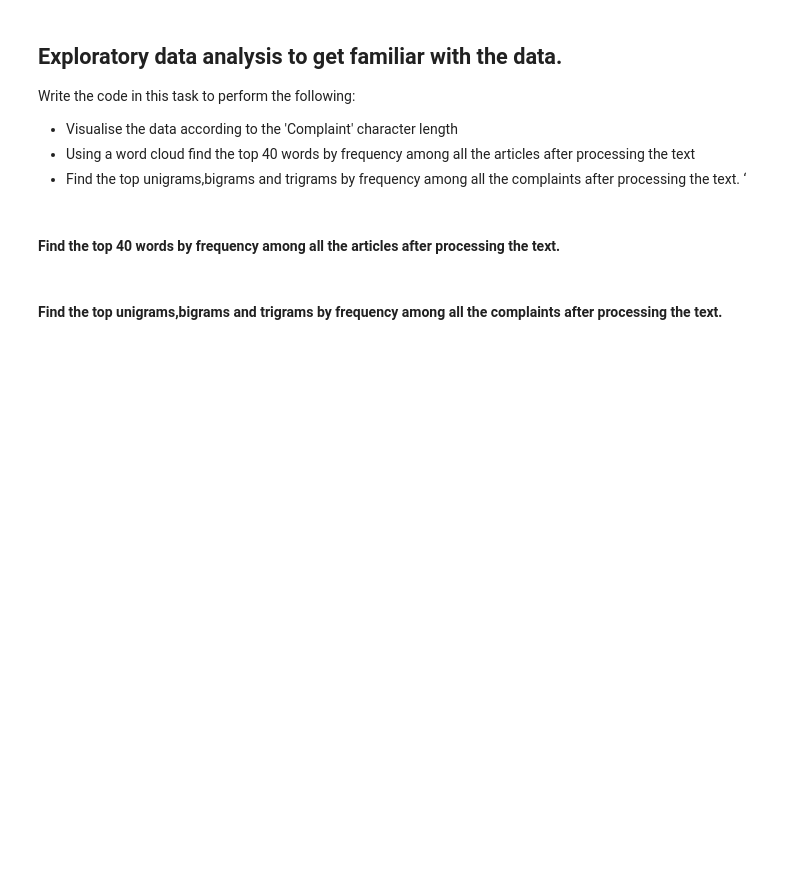
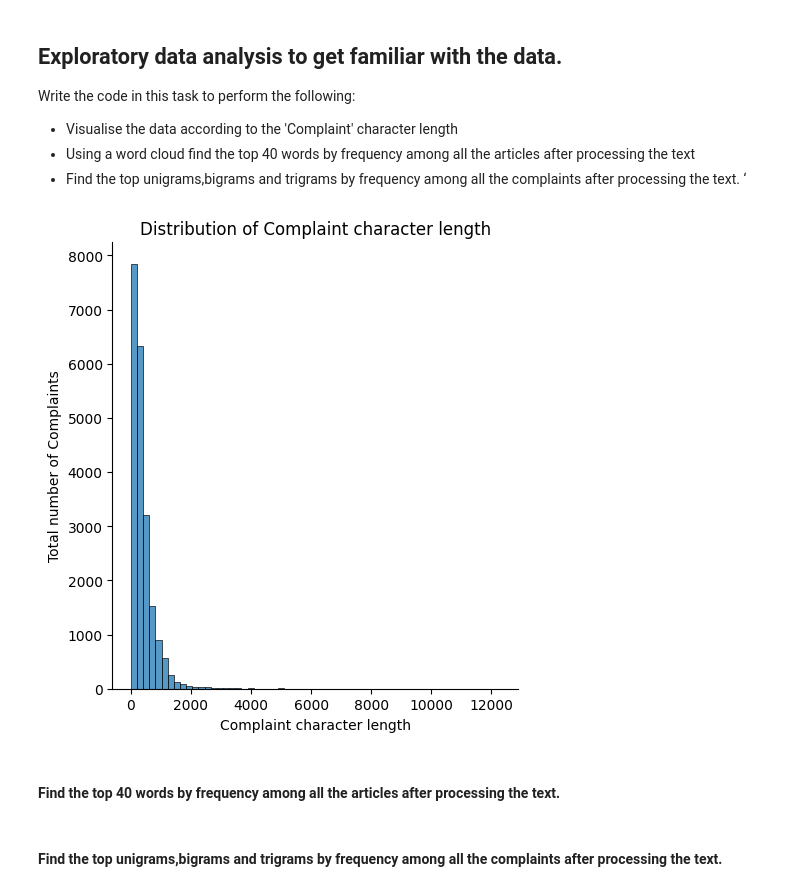
Before and after one commit to edwinttmm/MyProj, a Jupyter notebook: Automatic_Ticket_Classification_Assignment.ipynb, the cells around one changed output. Cells and saved outputs as stored; diff of their text form; code cells hidden in the pictures; blank space fills up the shorter version.

```diff
--- a/Automatic_Ticket_Classification_Assignment.ipynb
+++ b/Automatic_Ticket_Classification_Assignment.ipynb
@@ -230,3 +256,4 @@ Once you have done these cleaning operations you need to perform the following:
 # %%
 #Create a dataframe('df_clean') that will have only the complaints and the lemmatized complaints
+df_clean = df[['complaint_what_happened','complaint_lemm']]
 # %%
@@ -234,9 +268,9 @@ df_clean
-# %%
-#Write your function to extract the POS tags
-
-def pos_tag(text):
-  # write your code here
-
-
-
-df_clean["complaint_POS_removed"] =  #this column should contain lemmatized text with all the words removed which have tags other than NN[tag == "NN"].
+# %%
+#Write your function to extract the POS tags
+
+def pos_tag(text):
+    doc = nlp(text)
+    sent = [token.text for token in doc if token.tag_ == 'NN']
+    return ' '.join(sent)
+# %%
+df_clean['complaint_POS_removed'] = df_clean['complaint_lemm'].apply(lambda x: pos_tag(x))
@@ -253,6 +306,15 @@ Write the code in this task to perform the following:
 *   Find the top unigrams,bigrams and trigrams by frequency among all the complaints after processing the text. ‘
 # %%
 # Write your code here to visualise the data according to the 'Complaint' character length
+char_len = [len(each_sent) for each_sent in df_clean['complaint_POS_removed']]
+
+sns.displot(char_len, kind='hist', bins=60)
+plt.xlabel("Complaint character length")
+plt.ylabel("Total number of Complaints")
+plt.title("Distribution of Complaint character length")
+plt.show()
+# %% [output]
+[figure, added]
 # %% [markdown]
 #### Find the top 40 words by frequency among all the articles after processing the text.
 # %%
```
Also changed, not shown: parts of 9 cells of this notebook.
